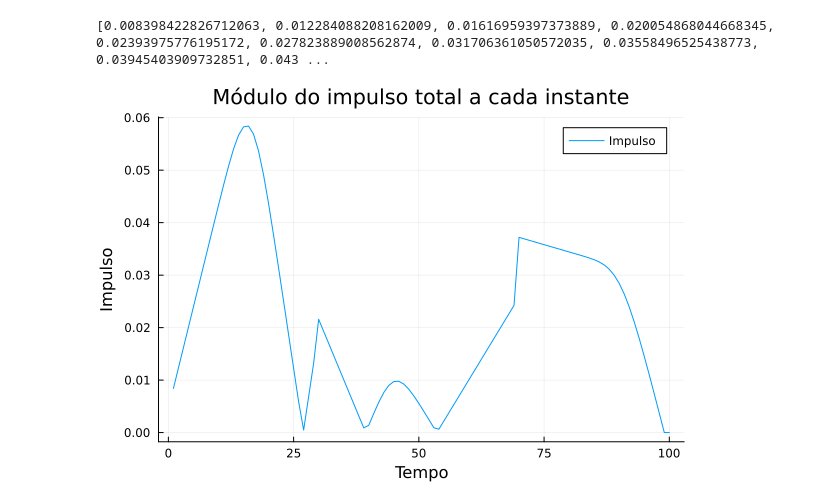
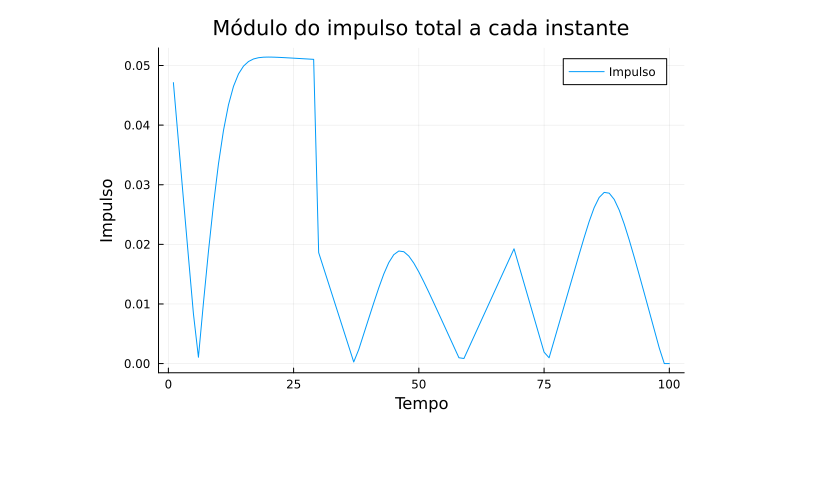
Before and after one commit to html-3/least-dangerous-path-julia, a Jupyter notebook: robot.ipynb, the cells around one changed output. Cells and saved outputs as stored; diff of their text form; code cells hidden in the pictures; blank space fills up the shorter version.

```diff
--- a/robot.ipynb
+++ b/robot.ipynb
@@ -79,0 +72,6 @@ This program contains Ipopt, a library for large-scale nonlinear optimization.
+# %%
+λ = 1     # Reach waypoint
+ξ = 10    # Reduce risk
+δ = 5    # Reduce thrust
+(speed, thrust, path, height) = least_dangerous(λ, ξ, δ)
+println("Simulação concluída!")
@@ -105,10 +96,9 @@ plot(p1, p2, p3, p4, p5, p6, layout=(3, 2), legend=false)
 # %%
-#Modulus of the total impulse at each instant
-j = sqrt.(thrust[:,1].^2  + thrust[:,1].^2)
-println(j) #module value
-
-
-plot(sqrt.(thrust[:,1].^2  + thrust[:,1].^2), label="Impulso", title="Módulo do impulso total a cada instante", xlabel="Tempo", ylabel="Impulso")
+# Module of the total impulse at each instant
+plot(sqrt.(thrust[:,1].^2  + thrust[:,1].^2),
+  label="Impulso",
+  title="Módulo do impulso total a cada instante",
+  xlabel="Tempo",
+  ylabel="Impulso")
 # %% [output]
-[0.008398422826712063, 0.012284088208162009, 0.01616959397373889, 0.020054868044668345, 0.02393975776195172, 0.027823889008562874, 0.031706361050572035, 0.03558496525438773, 0.03945403909732851, 0.043 ...
-[figure, old version]
+[figure, new version]
```
Also changed, not shown: parts of 6 cells of this notebook, 4 other files.
